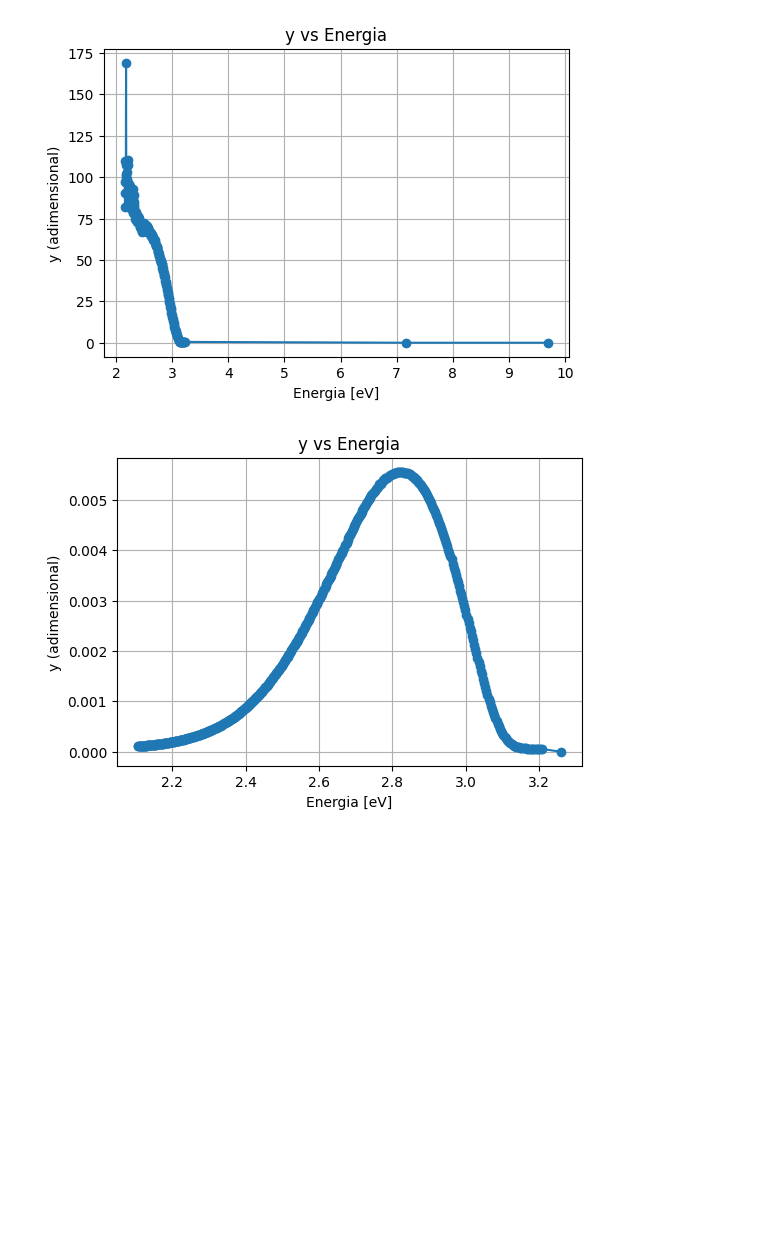
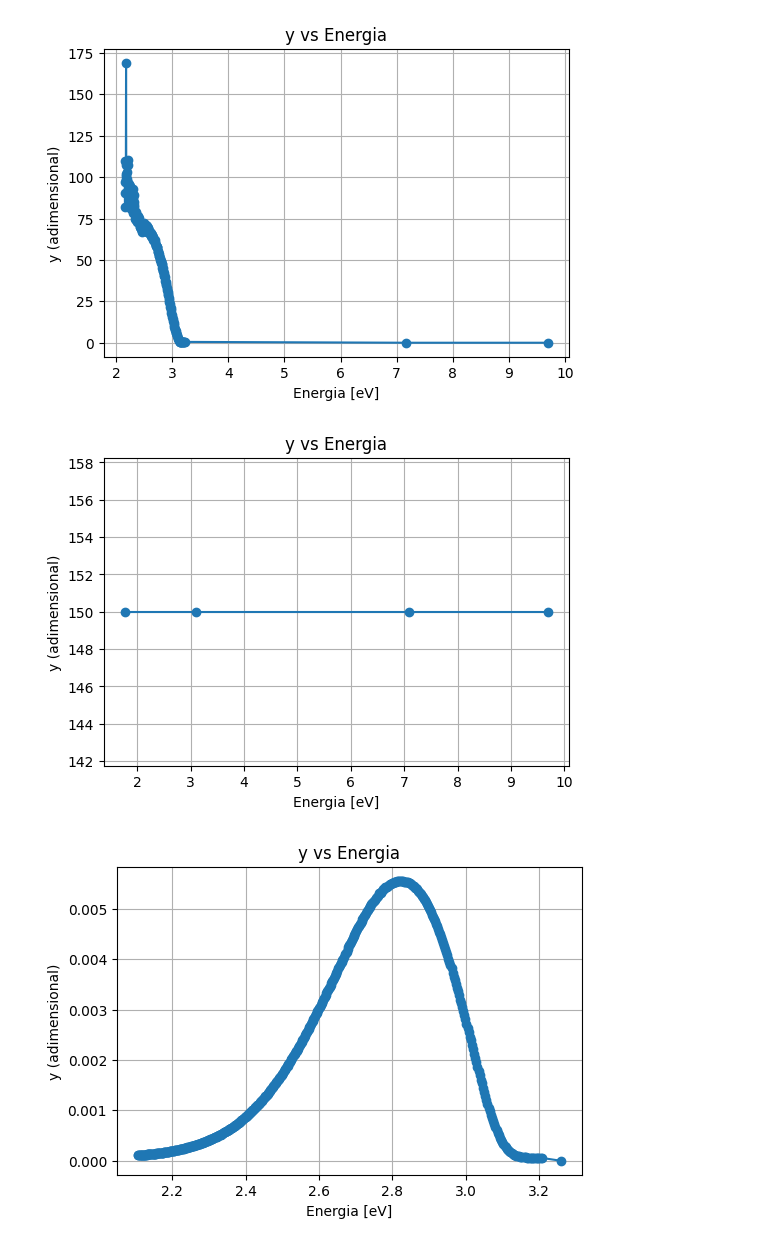
Before and after one commit to GBotogoske/projeto_geant4_final, a Jupyter notebook: project/scripts/calculate_pen.ipynb, the cells around one changed output. Saved outputs shown, nothing was run; the diff lists cells and outputs as text; code cells hidden in the pictures; blank space fills up the shorter version.

```diff
--- a/project/scripts/calculate_pen.ipynb
+++ b/project/scripts/calculate_pen.ipynb
@@ -20,6 +20,28 @@ df_renamed = df.rename(columns={"y": "l"})
 df_renamed[["E", "l"]].to_json("../configuration/pen_absorption.json", orient="records", indent=2)
 # %% [output]
 [figure]
+# %%
+import pandas as pd
+import matplotlib.pyplot as plt
+
+df = pd.read_csv("pen_rayleigth.csv", delim_whitespace=True)
+
+# converter nm -> eV
+df["E"] = 1240.0 / df["x"]
+df = df.sort_values("E", ascending=True)
+
+plt.figure(figsize=(6,4))
+plt.plot(df["E"], df["y"], marker="o", linestyle="-")
+plt.xlabel("Energia [eV]")
+plt.ylabel("y (adimensional)")
+plt.title("y vs Energia")
+plt.grid(True)
+plt.show()
+
+df_renamed = df.rename(columns={"y": "l"})
+df_renamed[["E", "l"]].to_json("../configuration/pen_raylaigth.json", orient="records", indent=2)
+# %% [output]
+[figure, added]
 # %%
 import pandas as pd
 import matplotlib.pyplot as plt
```
Also changed, not shown: 8 other files.
